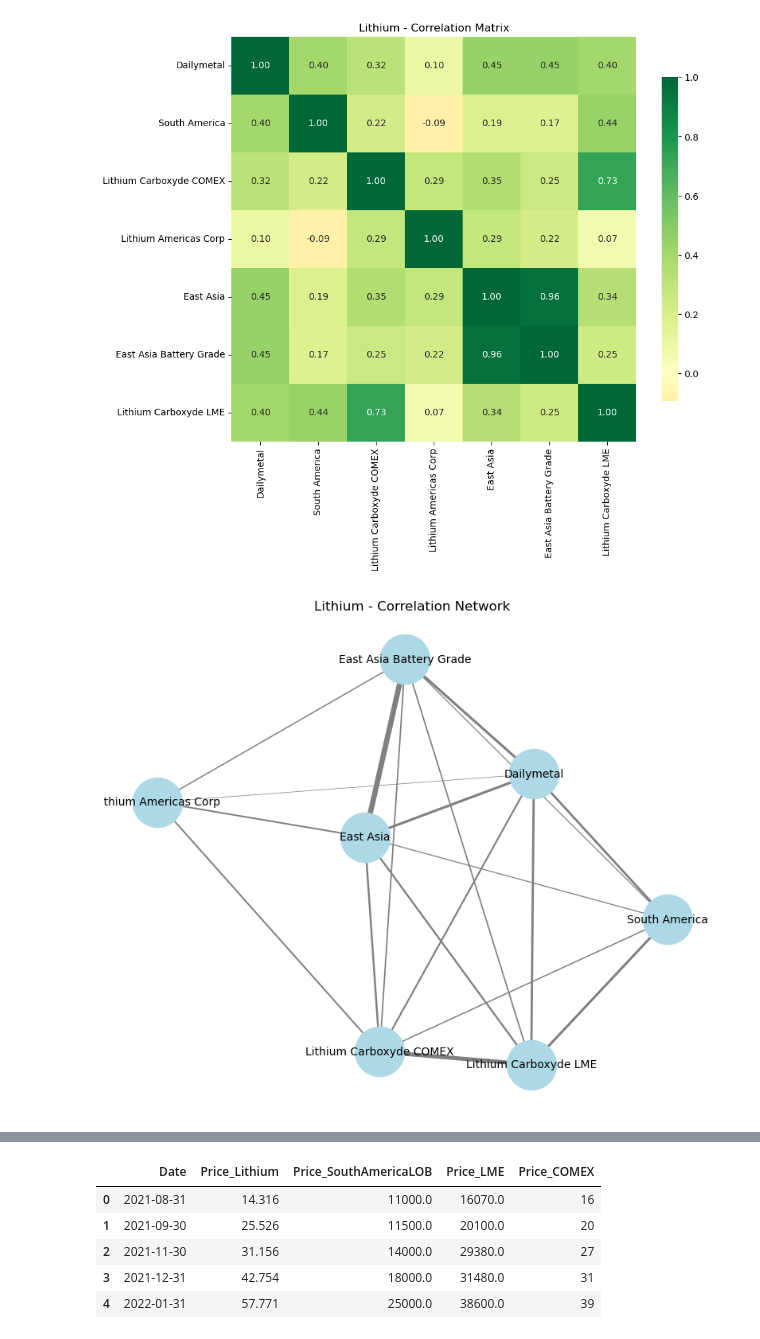
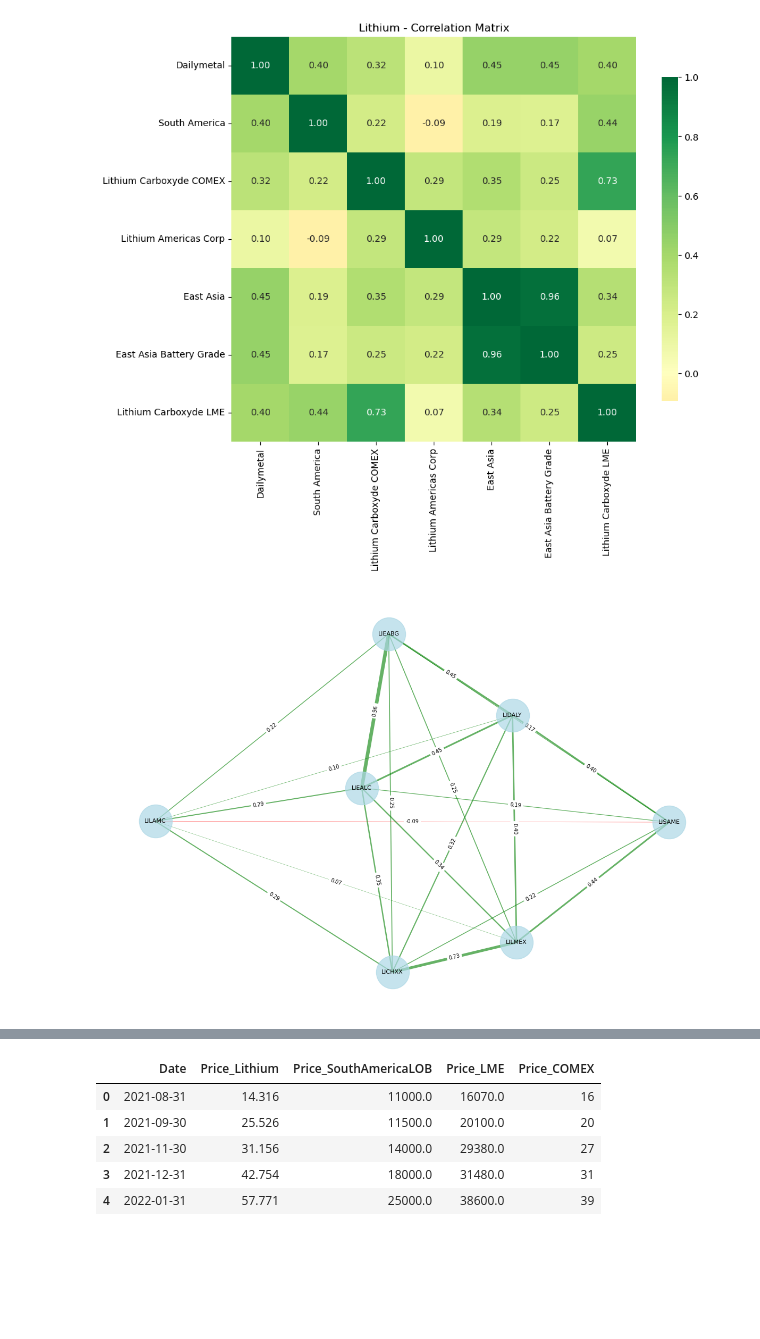
Before and after one commit to Doosheck/metals, a Jupyter notebook: data_overview.ipynb, the cells around one changed output, grey strips where cells are left out. Saved outputs shown, nothing was run; the diff lists cells and outputs as text; code cells hidden in the pictures; blank space fills up the shorter version.

```diff
--- a/data_overview.ipynb
+++ b/data_overview.ipynb
@@ -179,35 +179,61 @@ plt.show()
 # %% [output]
 [figure]
 # %%
-# The same plot but a graph with lines of different widths the higher the correlation
+# Create a network visualization of correlations
 import networkx as nx
 import matplotlib.pyplot as plt
 import numpy as np
-import pandas as pd
-import seaborn as sns
+
 # Create a graph from the correlation matrix
 G = nx.Graph()
 for i in range(len(correlation_matrix.columns)):
     for j in range(i + 1, len(correlation_matrix.columns)):
         corr_value = correlation_matrix.iloc[i, j]
-        if abs(corr_value) > 0.1:  # Only include edges with correlation above a threshold
+        if abs(corr_value) > 0:  # Only include edges with correlation above threshold
             G.add_edge(correlation_matrix.columns[i], correlation_matrix.columns[j], weight=corr_value)
-# Define positions for the nodes
-pos = nx.spring_layout(G, seed=42)
-# Draw the nodes
-plt.figure(figsize=(10, 8))
-nx.draw_networkx_nodes(G, pos, node_size=2000, node_color='lightblue')
-# Draw the edges with widths based on correlation values
+
+# Define positions for the nodes using spring layout
+pos = nx.spring_layout(G, k=1, seed=42)
+
+# Create figure
+plt.figure(figsize=(12, 8))
+
+# Draw nodes
+nx.draw_networkx_nodes(G, pos, node_size=2000, node_color='lightblue', alpha=0.7)
+
+# Draw edges with width based on absolute correlation value
 edges = G.edges(data=True)
-weights = [abs(data['weight']) * 5 for _, _, data in edges]
-nx.draw_networkx_edges(G, pos, width=weights, edge_color='gray')
-# Draw the labels
-nx.draw_networkx_labels(G, pos, font_size=10)
-plt.title('Lithium - Correlation Network')
+edge_colors = ['red' if d['weight'] < 0 else 'green' for (u, v, d) in edges]
+edge_widths = [abs(d['weight']) * 5 for (u, v, d) in edges]
+nx.draw_networkx_edges(G, pos, edge_color=edge_colors, width=edge_widths, alpha=0.6)
+
+# Create a mapping for shorter labels
+label_mapping = {
+    'Dailymetal': 'LIDALY',
+    'South America': 'LISAME',
+    'Lithium Carboxyde COMEX': 'LICHXX',
+    'Lithium Americas Corp': 'LILAMC',
+    'East Asia': 'LIEALC',
+    'East Asia Battery Grade': 'LIEABG',
+    'Lithium Carboxyde LME': 'LILMEX'
+}
+
+# Draw labels with shorter names
+nx.draw_networkx_labels(G, pos, labels=label_mapping, font_size=8)
+
+# Add correlation values as edge labels
+edge_labels = {(u, v): f'{d["weight"]:.2f}' for (u, v, d) in G.edges(data=True)}
+nx.draw_networkx_edge_labels(G, pos, edge_labels=edge_labels, font_size=7)
+
+# plt.title('Lithium - Correlation Network', pad=20)
 plt.axis('off')
+plt.tight_layout()
+
+# Save the plot
+plt.savefig('img/lithium_corr_net.png', dpi=300, bbox_inches='tight')
 plt.show()
 # %% [output]
-[figure, old version]
+[figure, new version]
 # %%
 # Print min and max date for all data sources
 print(f"First observation date df1: {df1['Date'].min()}, Last observation date df1: {df1['Date'].max()}")
```
Also changed, not shown: parts of 5 cells of this notebook.
